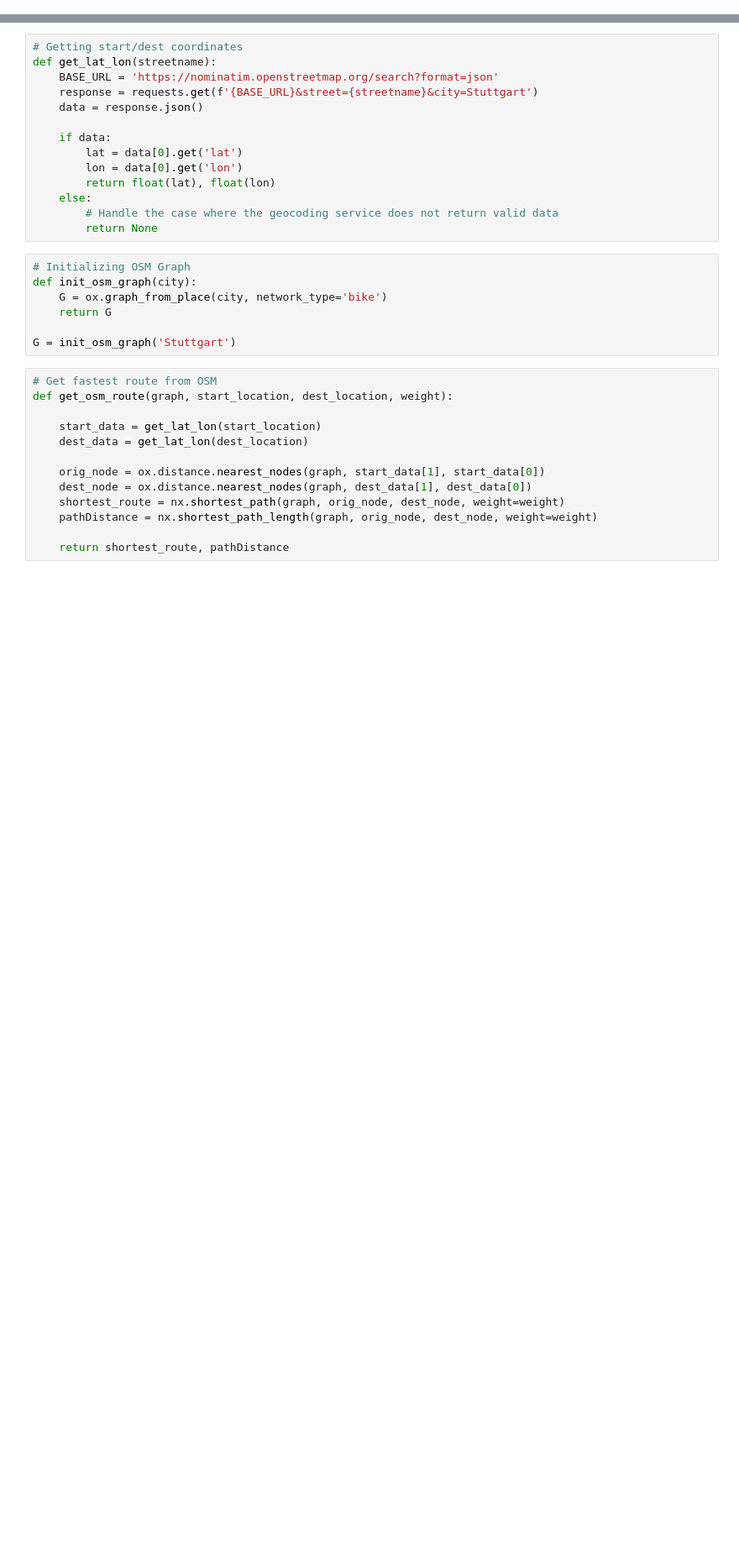
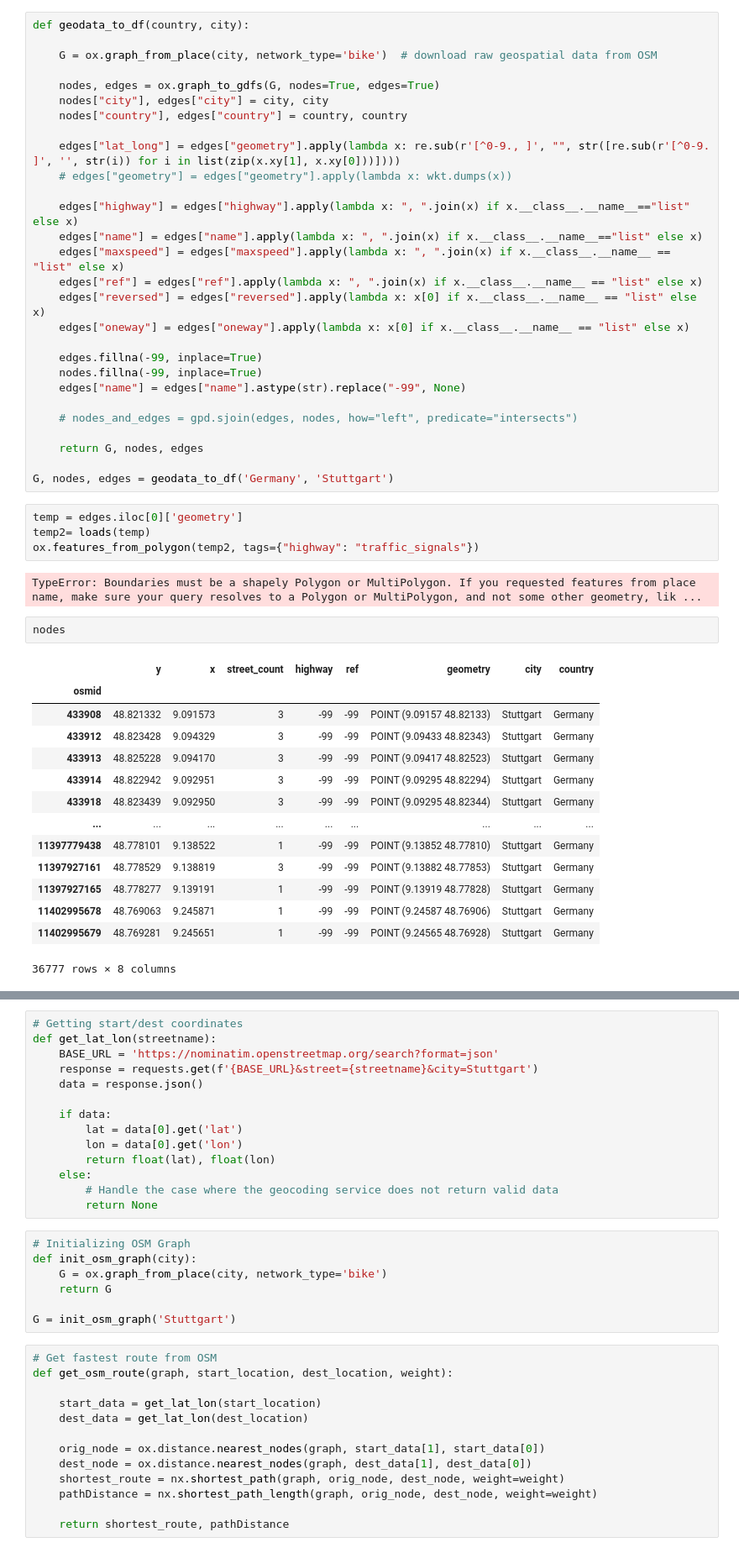
Before and after one commit to jzhenli1/priv_test, a Jupyter notebook: route_calculation.ipynb, the cells around one changed output, grey strips where cells are left out. Shown at 84% size. Cells and saved outputs as stored; diff of their text form; blank space fills up the shorter version.

Commit message:
long due updates

```diff
--- a/route_calculation.ipynb
+++ b/route_calculation.ipynb
@@ -11 +13,52 @@ from shapely import wkt
 import re
+# %%
+def geodata_to_df(country, city):
+
+    G = ox.graph_from_place(city, network_type='bike')  # download raw geospatial data from OSM
+
+    nodes, edges = ox.graph_to_gdfs(G, nodes=True, edges=True)
+    nodes["city"], edges["city"] = city, city
+    nodes["country"], edges["country"] = country, country
+
+    edges["lat_long"] = edges["geometry"].apply(lambda x: re.sub(r'[^0-9., ]', "", str([re.sub(r'[^0-9. ]', '', str(i)) for i in list(zip(x.xy[1], x.xy[0]))])))
+    # edges["geometry"] = edges["geometry"].apply(lambda x: wkt.dumps(x))
+
+    edges["highway"] = edges["highway"].apply(lambda x: ", ".join(x) if x.__class__.__name__=="list" else x)
+    edges["name"] = edges["name"].apply(lambda x: ", ".join(x) if x.__class__.__name__=="list" else x)
+    edges["maxspeed"] = edges["maxspeed"].apply(lambda x: ", ".join(x) if x.__class__.__name__ == "list" else x)
+    edges["ref"] = edges["ref"].apply(lambda x: ", ".join(x) if x.__class__.__name__ == "list" else x)
+    edges["reversed"] = edges["reversed"].apply(lambda x: x[0] if x.__class__.__name__ == "list" else x)
+    edges["oneway"] = edges["oneway"].apply(lambda x: x[0] if x.__class__.__name__ == "list" else x)
+
+    edges.fillna(-99, inplace=True)
+    nodes.fillna(-99, inplace=True)
+    edges["name"] = edges["name"].astype(str).replace("-99", None)
+
+    # nodes_and_edges = gpd.sjoin(edges, nodes, how="left", predicate="intersects")
+
+    return G, nodes, edges
+
+G, nodes, edges = geodata_to_df('Germany', 'Stuttgart')
+# %%
+temp = edges.iloc[0]['geometry']
+temp2= loads(temp)
+ox.features_from_polygon(temp2, tags={"highway": "traffic_signals"})
+# %% [output]
+TypeError: Boundaries must be a shapely Polygon or MultiPolygon. If you requested features from place name, make sure your query resolves to a Polygon or MultiPolygon, and not some other geometry, lik ...
+# %%
+nodes
+# %% [output]
+|  | y | x | street_count | highway | ref | geometry | city | country |
+| osmid |  |  |  |  |  |  |  |  |
+| 433908 | 48.821332 | 9.091573 | 3 | -99 | -99 | POINT (9.09157 48.82133) | Stuttgart | Germany |
+| 433912 | 48.823428 | 9.094329 | 3 | -99 | -99 | POINT (9.09433 48.82343) | Stuttgart | Germany |
+| 433913 | 48.825228 | 9.094170 | 3 | -99 | -99 | POINT (9.09417 48.82523) | Stuttgart | Germany |
+| 433914 | 48.822942 | 9.092951 | 3 | -99 | -99 | POINT (9.09295 48.82294) | Stuttgart | Germany |
+| 433918 | 48.823439 | 9.092950 | 3 | -99 | -99 | POINT (9.09295 48.82344) | Stuttgart | Germany |
+| ... | ... | ... | ... | ... | ... | ... | ... | ... |
+| 11397779438 | 48.778101 | 9.138522 | 1 | -99 | -99 | POINT (9.13852 48.77810) | Stuttgart | Germany |
+| 11397927161 | 48.778529 | 9.138819 | 3 | -99 | -99 | POINT (9.13882 48.77853) | Stuttgart | Germany |
+| 11397927165 | 48.778277 | 9.139191 | 1 | -99 | -99 | POINT (9.13919 48.77828) | Stuttgart | Germany |
+| 11402995678 | 48.769063 | 9.245871 | 1 | -99 | -99 | POINT (9.24587 48.76906) | Stuttgart | Germany |
+| 11402995679 | 48.769281 | 9.245651 | 1 | -99 | -99 | POINT (9.24565 48.76928) | Stuttgart | Germany |
+36777 rows × 8 columns
```
Also changed, not shown: parts of 4 cells of this notebook, 3 other files.
